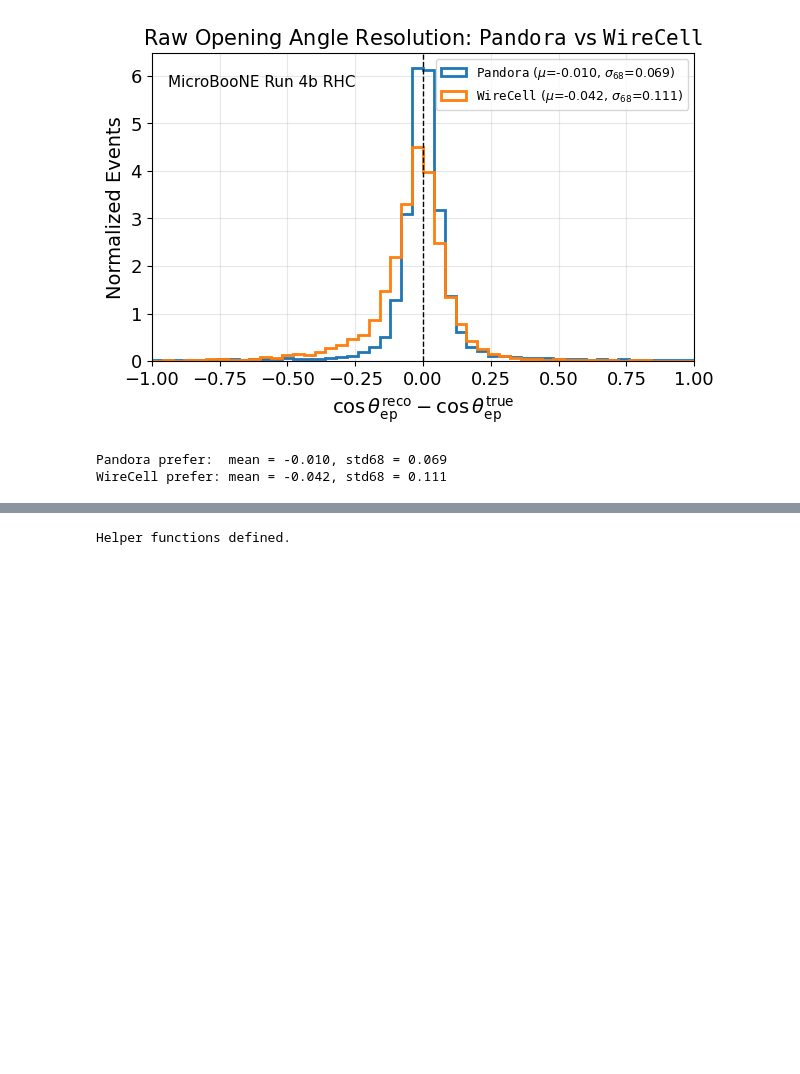
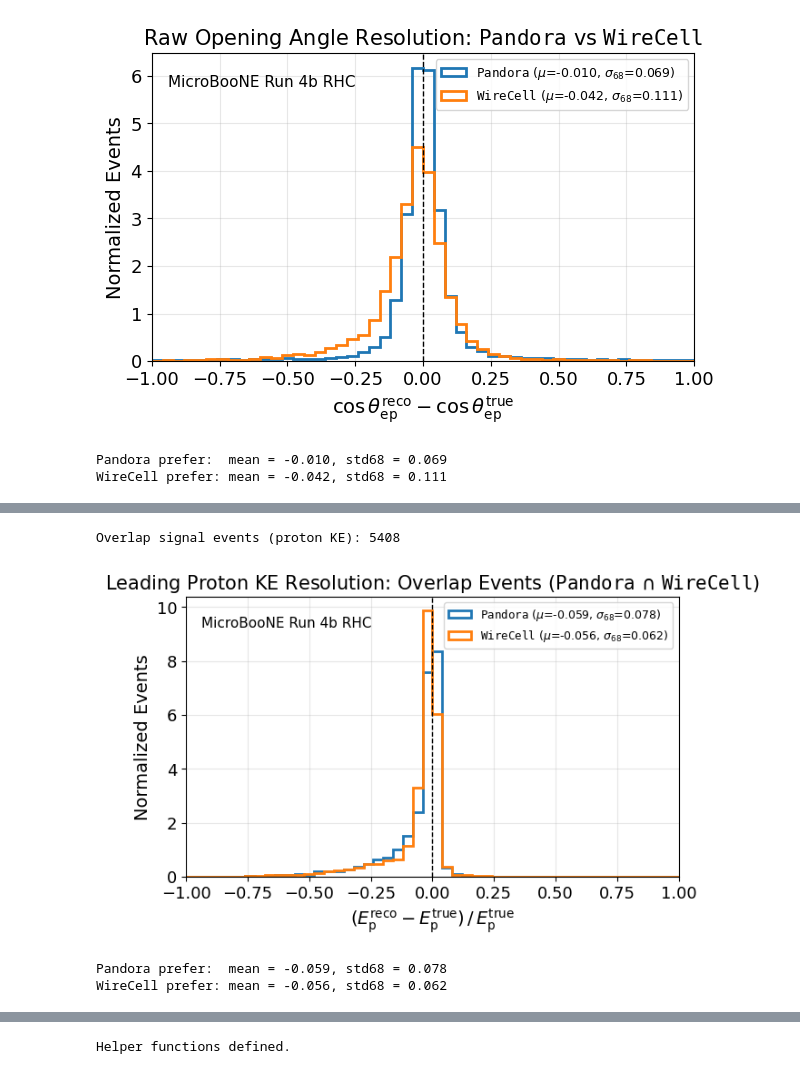
Before and after one commit to abbeybarnard/xsec_analyzer, a Jupyter notebook: analysis.ipynb, the cells around one changed output, grey strips where cells are left out. Cells and saved outputs as stored; diff of their text form; code cells hidden in the pictures; blank space fills up the shorter version.

```diff
--- a/analysis.ipynb
+++ b/analysis.ipynb
@@ -368,0 +450,22 @@ WireCell prefer: mean = -0.042, std68 = 0.111
+# %%
+# ============================================================
+# OVERLAP LEADING PROTON KE RESOLUTION
+# ============================================================
+
+res_p_overlap_p, res_p_overlap_w = compute_overlap_resolution(entries,
+    reco_branch_pandora='pandora_reco_track_energy',
+    reco_branch_wirecell='wc_reco_track_energy',
+    true_branch='true_proton_ke', fractional=True)
+
+print(f'Overlap signal events (proton KE): {len(res_p_overlap_p)}')
+
+plot_resolution(res_p_overlap_p, res_p_overlap_w,
+    xlabel=r'$(E^\mathrm{reco}_{\mathrm{p}} - E^\mathrm{true}_{\mathrm{p}})\,/\,E^\mathrm{true}_{\mathrm{p}}$',
+    title=r'Leading Proton KE Resolution: Overlap Events ($\mathtt{Pandora}$ $\cap$ $\mathtt{WireCell}$)',
+    savename='proton_ke_overlap_resolution.pdf',
+    xrange=(-1, 1), nbins=50)
+# %% [output]
+Overlap signal events (proton KE): 5408
+[figure, added]
+Pandora prefer:  mean = -0.059, std68 = 0.078
+WireCell prefer: mean = -0.056, std68 = 0.062
```
Also changed, not shown: parts of 8 cells of this notebook, 3 other files.
